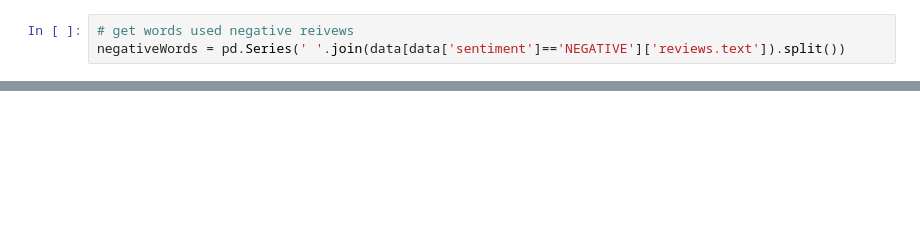
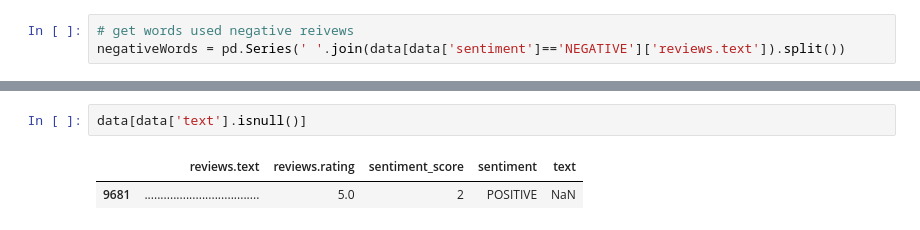
Before and after one commit to unnissamehr/imageprocessiing, a Jupyter notebook: APR.ipynb, the cells around one changed output, grey strips where cells are left out. Drawn from its saved outputs; the diff is of its cells as text; blank space fills up the shorter version.

```diff
--- a/APR.ipynb
+++ b/APR.ipynb
@@ -365,0 +567,5 @@ plt.show()
+# %%
+data[data['text'].isnull()]
+# %% [output]
+|  | reviews.text | reviews.rating | sentiment_score | sentiment | text |
+| 9681 | .................................... | 5.0 | 2 | POSITIVE | NaN |
```
Also changed, not shown: parts of 36 cells of this notebook.
